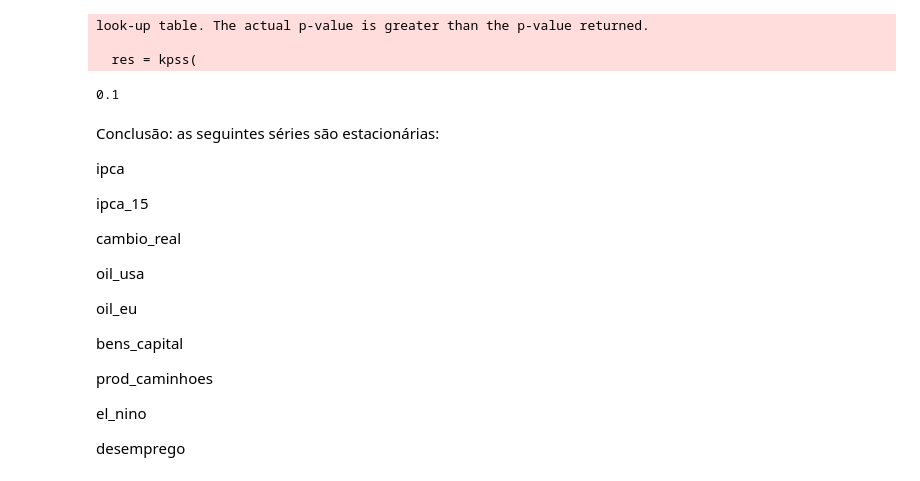
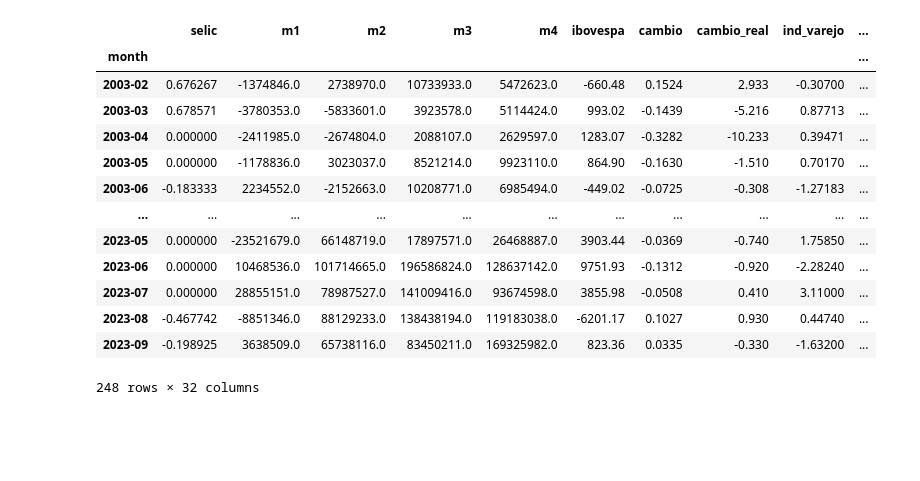
Before and after one commit to GuilhermeFrainer/tcc, a Jupyter notebook: stationarity.ipynb, the cells around one changed output. Drawn from its saved outputs; the diff is of its cells as text; code cells hidden in the pictures; blank space fills up the shorter version.

```diff
--- a/stationarity.ipynb
+++ b/stationarity.ipynb
@@ -24,4 +27,0 @@ df.head(5)
-# %%
-df['month'] = df['month'].map(utils.parse_date)
-df['month'] = pd.to_datetime(df['month'], format="%Y-%m-%d")
-df.head(5)
@@ -40,0 +28,5 @@ df.head(5)
+# %%
+# Imputa valores faltantes de rendimento
+imputer = Imputer()
+df['rendimento'] = imputer.fit_transform(df['rendimento'])
+df['rendimento']
@@ -149,32 +98,31 @@ epu_usa
-# %%
-# Testando uma por uma KPSS
-new_kpss = statio.StationarityKPSS()
-X = df['ipca']
-new_kpss.fit(X)
-new_kpss.stationary_
-new_kpss.pvalue_
-# %% [output]
-look-up table. The actual p-value is greater than the p-value returned.
-
-  res = kpss(
-0.1
-# %% [markdown]
-Conclusão: as seguintes séries são estacionárias:
-
-ipca
-
-ipca_15
-
-cambio_real
-
-oil_usa
-
-oil_eu
-
-bens_capital
-
-prod_caminhoes
-
-el_nino
-
-desemprego
+# %%
+# Remove séries que já são estacionárias
+stationary_series = [
+    'ipca',
+    'ipca_15',
+    'oil_usa',
+    'oil_eu',
+    'bens_capital',
+    'prod_veiculos',
+    'prod_caminhoes',
+    'el_nino',
+    'desemprego',
+]
+# Tira a primeira diferença e tira valores nulos (jan/2003)
+diff1_df = df.drop(columns=stationary_series).diff().dropna()
+diff1_df
+# %% [output]
+|  | selic | m1 | m2 | m3 | m4 | ibovespa | cambio | cambio_real | ind_varejo | ... |
+| month |  |  |  |  |  |  |  |  |  | ... |
+| 2003-02 | 0.676267 | -1374846.0 | 2738970.0 | 10733933.0 | 5472623.0 | -660.48 | 0.1524 | 2.933 | -0.30700 | ... |
+| 2003-03 | 0.678571 | -3780353.0 | -5833601.0 | 3923578.0 | 5114424.0 | 993.02 | -0.1439 | -5.216 | 0.87713 | ... |
+| 2003-04 | 0.000000 | -2411985.0 | -2674804.0 | 2088107.0 | 2629597.0 | 1283.07 | -0.3282 | -10.233 | 0.39471 | ... |
+| 2003-05 | 0.000000 | -1178836.0 | 3023037.0 | 8521214.0 | 9923110.0 | 864.90 | -0.1630 | -1.510 | 0.70170 | ... |
+| 2003-06 | -0.183333 | 2234552.0 | -2152663.0 | 10208771.0 | 6985494.0 | -449.02 | -0.0725 | -0.308 | -1.27183 | ... |
+| ... | ... | ... | ... | ... | ... | ... | ... | ... | ... | ... |
+| 2023-05 | 0.000000 | -23521679.0 | 66148719.0 | 17897571.0 | 26468887.0 | 3903.44 | -0.0369 | -0.740 | 1.75850 | ... |
+| 2023-06 | 0.000000 | 10468536.0 | 101714665.0 | 196586824.0 | 128637142.0 | 9751.93 | -0.1312 | -0.920 | -2.28240 | ... |
+| 2023-07 | 0.000000 | 28855151.0 | 78987527.0 | 141009416.0 | 93674598.0 | 3855.98 | -0.0508 | 0.410 | 3.11000 | ... |
+| 2023-08 | -0.467742 | -8851346.0 | 88129233.0 | 138438194.0 | 119183038.0 | -6201.17 | 0.1027 | 0.930 | 0.44740 | ... |
+| 2023-09 | -0.198925 | 3638509.0 | 65738116.0 | 83450211.0 | 169325982.0 | 823.36 | 0.0335 | -0.330 | -1.63200 | ... |
+248 rows × 32 columns
```
Also changed, not shown: parts of 19 cells of this notebook.
